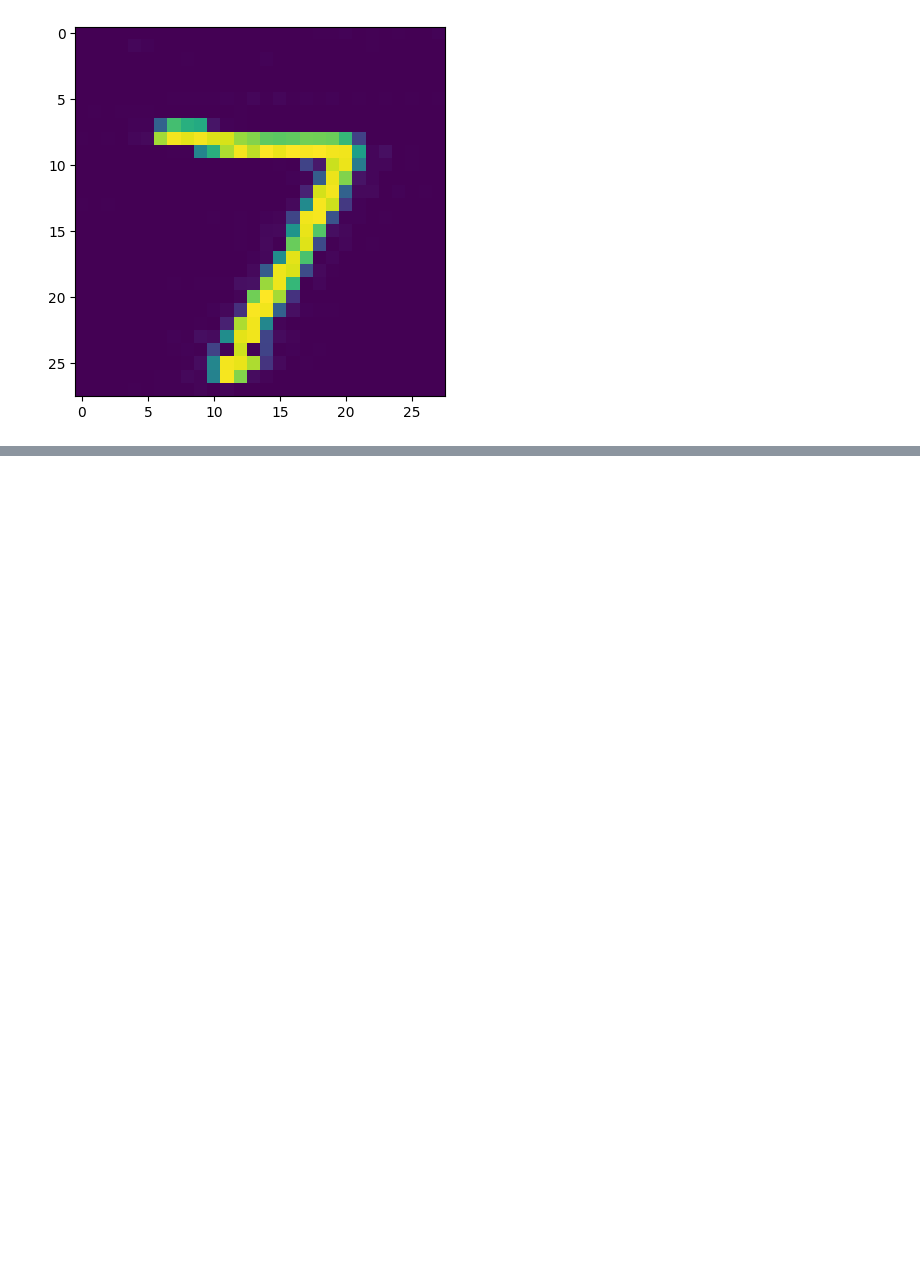
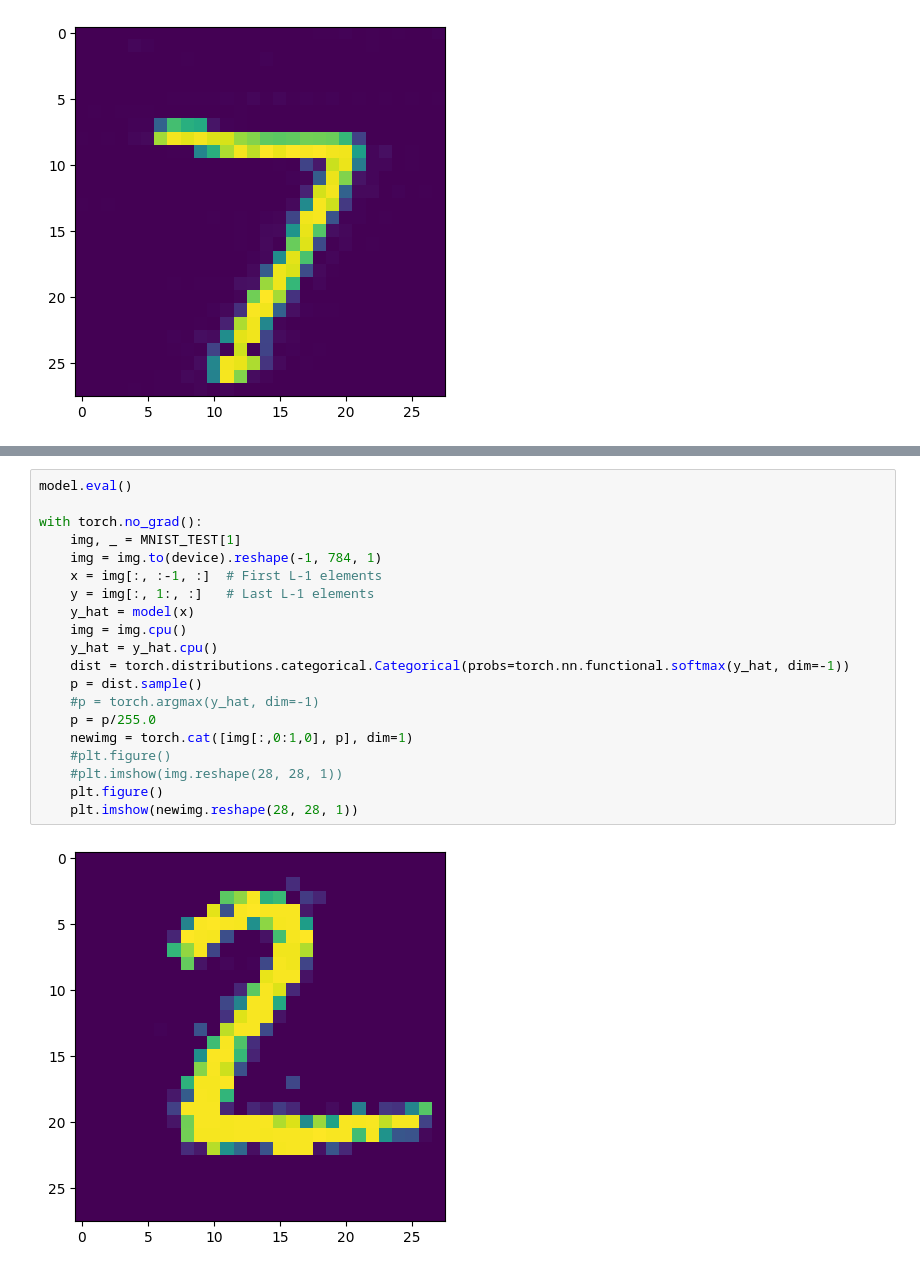
Before and after one commit to necrashter/SaShiMi-796, a Jupyter notebook: S4-MNIST-Demo.ipynb, the cells around one changed output, grey strips where cells are left out. Cells and saved outputs as stored; diff of their text form; blank space fills up the shorter version.

```diff
--- a/S4-MNIST-Demo.ipynb
+++ b/S4-MNIST-Demo.ipynb
@@ -187,0 +252,22 @@ with torch.no_grad():
+# %%
+model.eval()
+
+with torch.no_grad():
+    img, _ = MNIST_TEST[1]
+    img = img.to(device).reshape(-1, 784, 1)
+    x = img[:, :-1, :]  # First L-1 elements
+    y = img[:, 1:, :]   # Last L-1 elements
+    y_hat = model(x)
+    img = img.cpu()
+    y_hat = y_hat.cpu()
+    dist = torch.distributions.categorical.Categorical(probs=torch.nn.functional.softmax(y_hat, dim=-1))
+    p = dist.sample()
+    #p = torch.argmax(y_hat, dim=-1)
+    p = p/255.0
+    newimg = torch.cat([img[:,0:1,0], p], dim=1)
+    #plt.figure()
+    #plt.imshow(img.reshape(28, 28, 1))
+    plt.figure()
+    plt.imshow(newimg.reshape(28, 28, 1))
+# %% [output]
+[figure, added]
```
Also changed, not shown: parts of 6 cells of this notebook.
